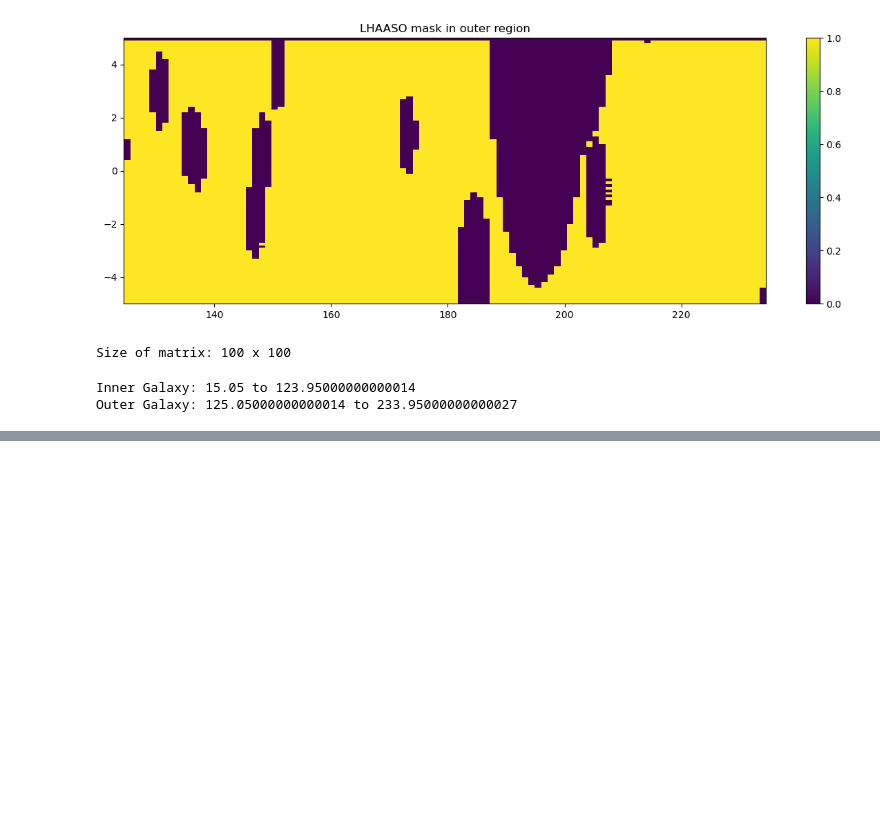
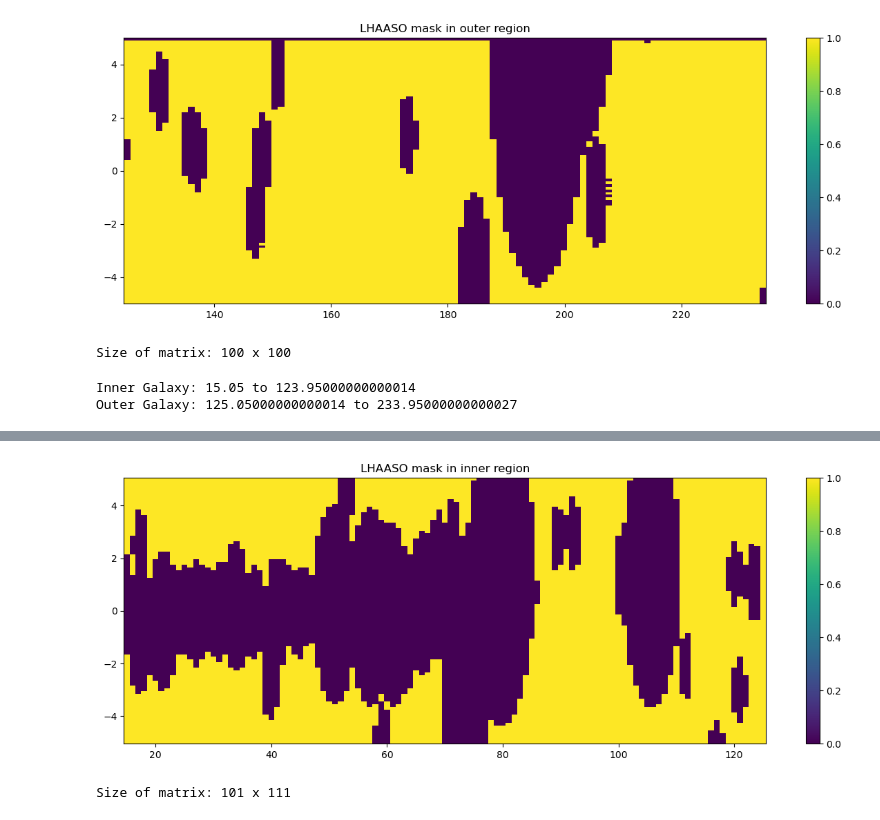
Before and after one commit to luisespinosa8/Diffusive_GammaRay_Emission, a Jupyter notebook: Masks/LHAASO_mask.ipynb, the cells around one changed output, grey strips where cells are left out. Saved outputs shown, nothing was run; the diff lists cells and outputs as text; code cells hidden in the pictures; blank space fills up the shorter version.

```diff
--- a/Masks/LHAASO_mask.ipynb
+++ b/Masks/LHAASO_mask.ipynb
@@ -87,0 +140,26 @@ Outer Galaxy: 125.05000000000014 to 233.95000000000027
+# %%
+new_l_coord = np.arange(15., 126, 1)
+new_b_coord = np.arange(-5., 5.1, 0.1)
+
+l_coord_rad = np.zeros(len(new_l_coord))
+b_coord_rad = np.zeros(len(new_b_coord))
+new_innerGalaxy = np.zeros((111, 101))
+for i in range(0,111):
+    l_coord_rad[i] = math.radians(new_l_coord[i])
+    for j in range(0,101):
+        b_coord_rad[j] = math.radians(new_b_coord[j])
+        new_innerGalaxy[i,j] = innerGalaxy[i * 2, j * 2]
+
+fig, ax = plt.subplots(figsize=(15, 5))
+im = ax.pcolormesh(new_l_coord, new_b_coord, new_innerGalaxy.T)
+fig.colorbar(im)
+ax.set_title('LHAASO mask in inner region')
+plt.show()
+
+print('Size of matrix:', len(new_b_coord), 'x', len(new_l_coord) )
+np.savetxt('LHAASO_newmask_innerGalaxy.txt', new_innerGalaxy)
+np.savetxt('b_coord.txt', b_coord_rad)
+np.savetxt('l_coord_innerGalaxy.txt', l_coord_rad)
+# %% [output]
+[figure, added]
+Size of matrix: 101 x 111
```
Also changed, not shown: parts of 9 cells of this notebook, 46 other files.
